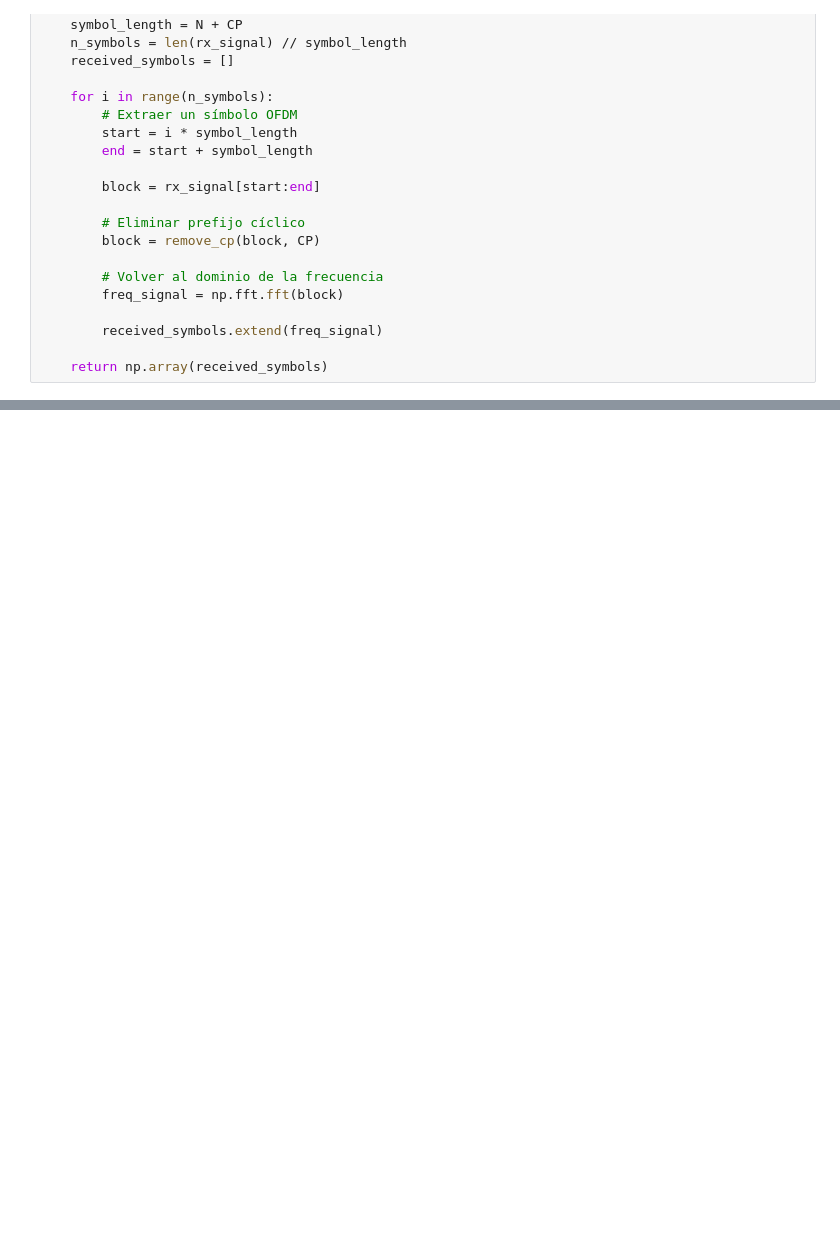
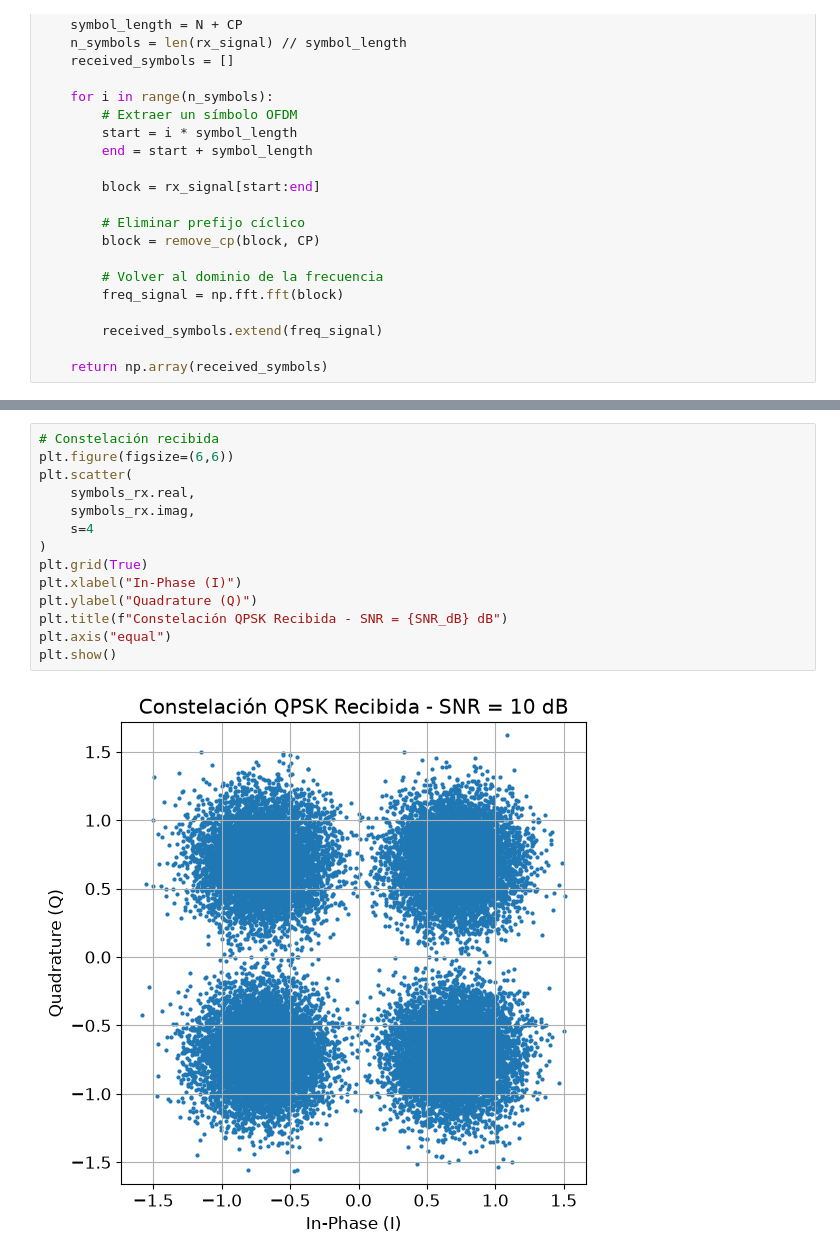
Before and after one commit to agus-alvarez-01/OFDM---Comunicaciones-Digitales, a Jupyter notebook: jupyter-notebook/TP-OFDM.ipynb, the cells around one changed output, grey strips where cells are left out. Drawn from its saved outputs; the diff is of its cells as text; blank space fills up the shorter version.

```diff
--- a/jupyter-notebook/TP-OFDM.ipynb
+++ b/jupyter-notebook/TP-OFDM.ipynb
@@ -470,0 +561,16 @@ Para poder hacer un poco más de enfasis en el BER, se agrega ruido blanco en la
+# %%
+# Constelación recibida
+plt.figure(figsize=(6,6))
+plt.scatter(
+    symbols_rx.real,
+    symbols_rx.imag,
+    s=4
+)
+plt.grid(True)
+plt.xlabel("In-Phase (I)")
+plt.ylabel("Quadrature (Q)")
+plt.title(f"Constelación QPSK Recibida - SNR = {SNR_dB} dB")
+plt.axis("equal")
+plt.show()
+# %% [output]
+[figure, added]
```
Also changed, not shown: parts of 18 cells of this notebook, 1 other file.
